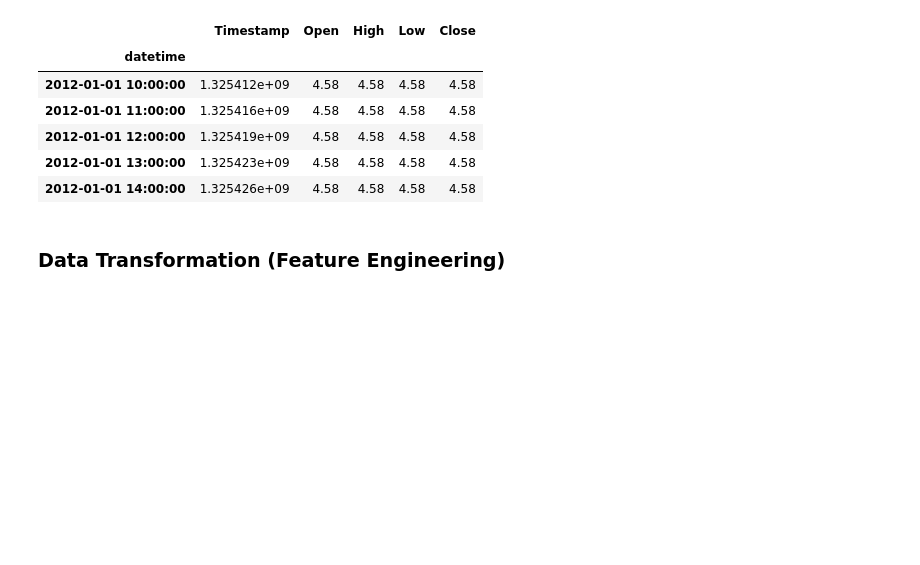
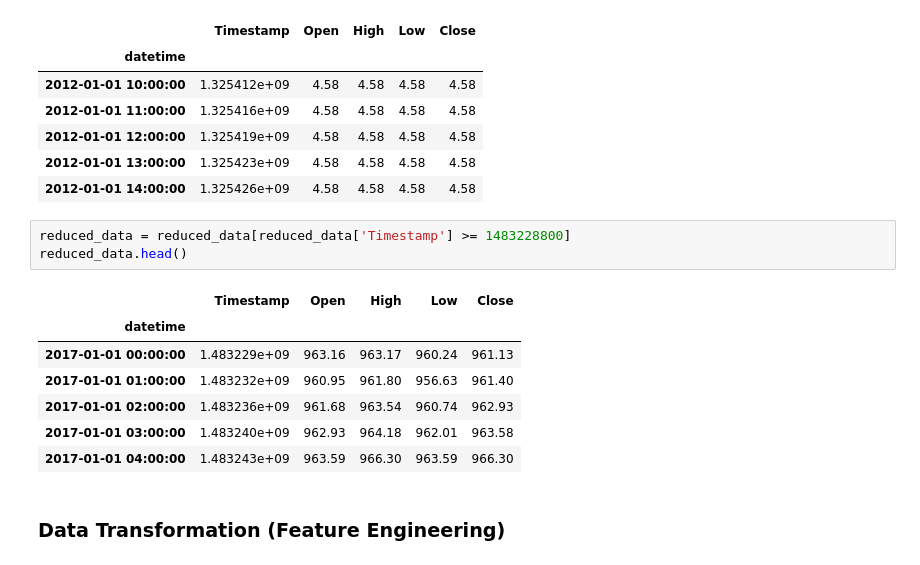
Before and after one commit to UpM-BSc-Ai-projects/Data-Mining-Project, a Jupyter notebook: cleaning.ipynb, the cells around one changed output. Drawn from its saved outputs; the diff is of its cells as text; blank space fills up the shorter version.

```diff
--- a/cleaning.ipynb
+++ b/cleaning.ipynb
@@ -250,6 +257,17 @@ Shape of the dataset:  (116703, 5)
 | 2012-01-01 12:00:00 | 1.325419e+09 | 4.58 | 4.58 | 4.58 | 4.58 |
 | 2012-01-01 13:00:00 | 1.325423e+09 | 4.58 | 4.58 | 4.58 | 4.58 |
 | 2012-01-01 14:00:00 | 1.325426e+09 | 4.58 | 4.58 | 4.58 | 4.58 |
+# %%
+reduced_data = reduced_data[reduced_data['Timestamp'] >= 1483228800]
+reduced_data.head()
+# %% [output]
+|  | Timestamp | Open | High | Low | Close |
+| datetime |  |  |  |  |  |
+| 2017-01-01 00:00:00 | 1.483229e+09 | 963.16 | 963.17 | 960.24 | 961.13 |
+| 2017-01-01 01:00:00 | 1.483232e+09 | 960.95 | 961.80 | 956.63 | 961.40 |
+| 2017-01-01 02:00:00 | 1.483236e+09 | 961.68 | 963.54 | 960.74 | 962.93 |
+| 2017-01-01 03:00:00 | 1.483240e+09 | 962.93 | 964.18 | 962.01 | 963.58 |
+| 2017-01-01 04:00:00 | 1.483243e+09 | 963.59 | 966.30 | 963.59 | 966.30 |
 # %% [markdown]
 ### Data Transformation (Feature Engineering)
 # %%
```
Also changed, not shown: parts of 5 cells of this notebook.
